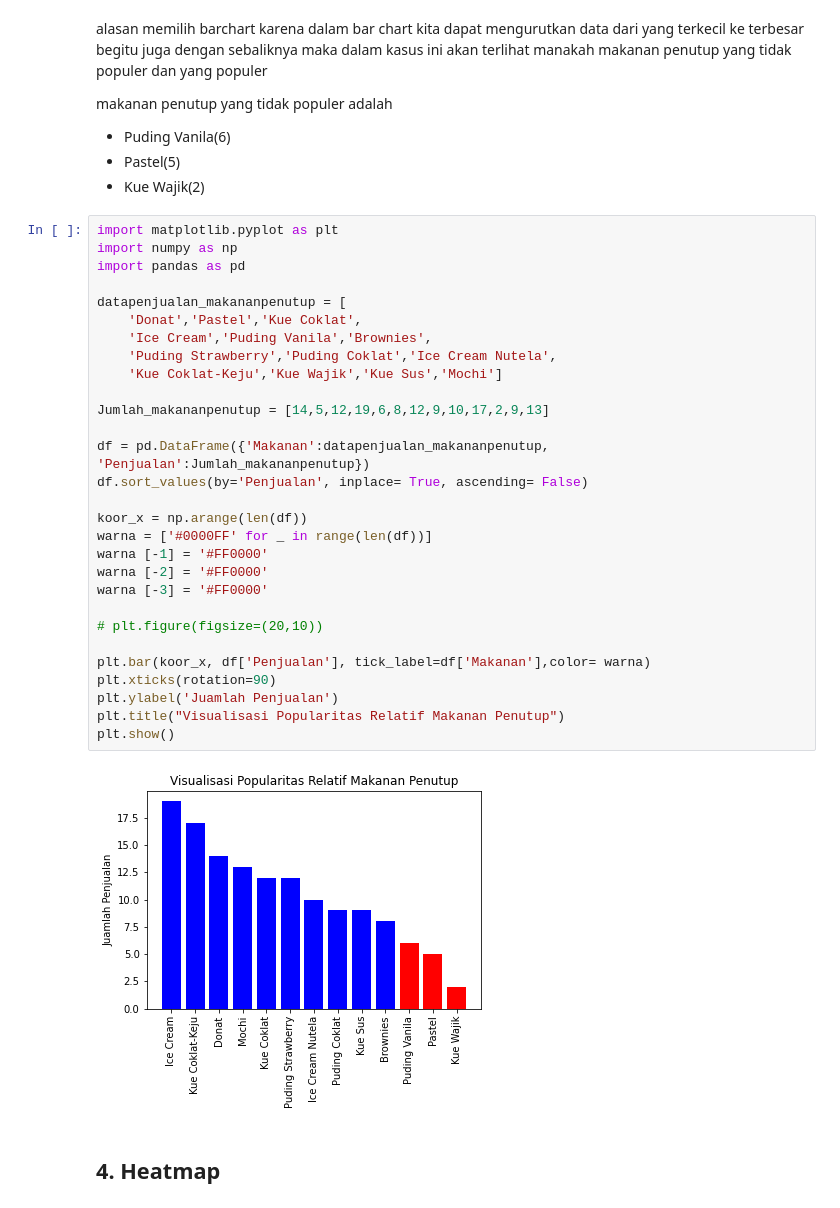
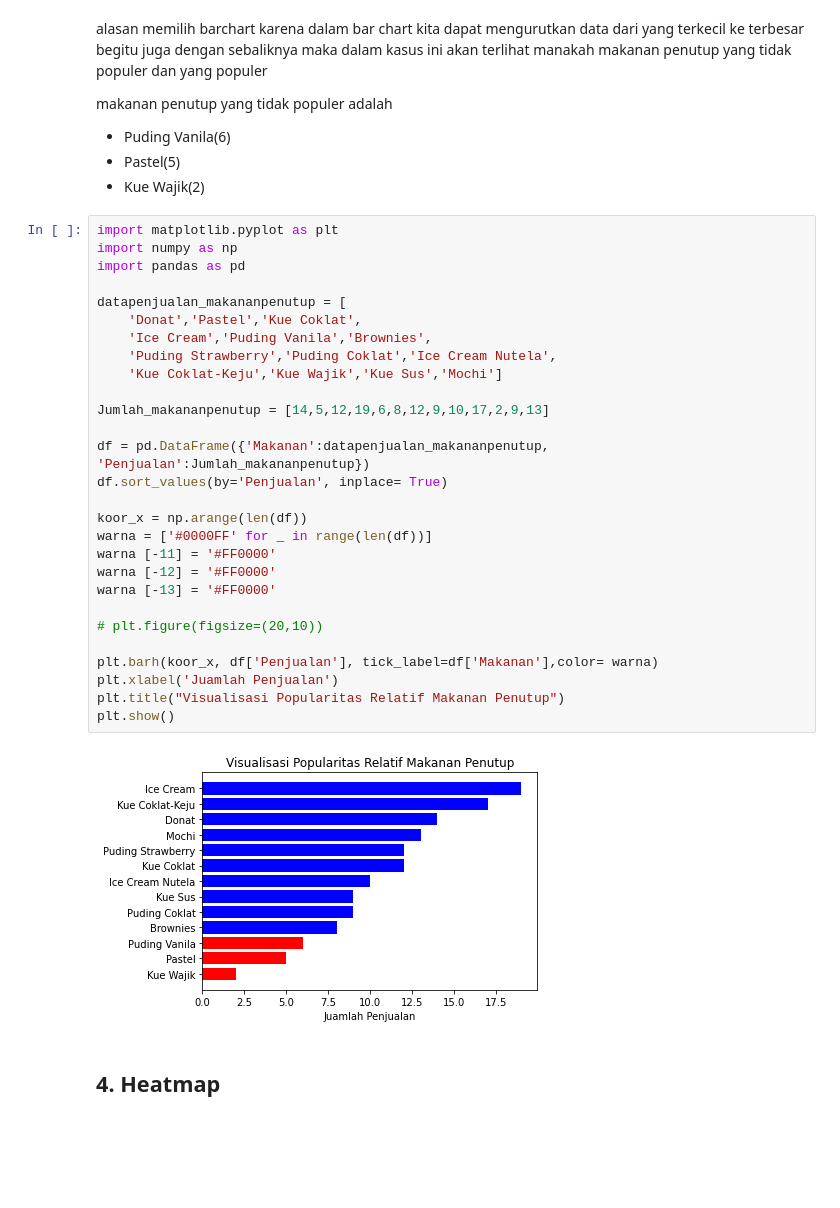
Before and after one commit to Derrylmaulana/Metodologi-Data-Science, a Jupyter notebook: pertemuan 6/Tugas_672019247.ipynb, the cells around one changed output. Drawn from its saved outputs; the diff is of its cells as text; blank space fills up the shorter version.

```diff
--- a/pertemuan 6/Tugas_672019247.ipynb
+++ b/pertemuan 6/Tugas_672019247.ipynb
@@ -87,34 +87,33 @@ makanan penutup yang tidak populer adalah
 # %%
 import matplotlib.pyplot as plt
 import numpy as np
 import pandas as pd
 
 datapenjualan_makananpenutup = [
     'Donat','Pastel','Kue Coklat',
     'Ice Cream','Puding Vanila','Brownies',
     'Puding Strawberry','Puding Coklat','Ice Cream Nutela',
     'Kue Coklat-Keju','Kue Wajik','Kue Sus','Mochi']
 
 Jumlah_makananpenutup = [14,5,12,19,6,8,12,9,10,17,2,9,13]
 
 df = pd.DataFrame({'Makanan':datapenjualan_makananpenutup, 'Penjualan':Jumlah_makananpenutup})
-df.sort_values(by='Penjualan', inplace= True, ascending= False)
+df.sort_values(by='Penjualan', inplace= True)
 
 koor_x = np.arange(len(df))
 warna = ['#0000FF' for _ in range(len(df))]
-warna [-1] = '#FF0000'
-warna [-2] = '#FF0000'
-warna [-3] = '#FF0000'
+warna [-11] = '#FF0000'
+warna [-12] = '#FF0000'
+warna [-13] = '#FF0000'
 
 # plt.figure(figsize=(20,10))
 
-plt.bar(koor_x, df['Penjualan'], tick_label=df['Makanan'],color= warna)
-plt.xticks(rotation=90)
-plt.ylabel('Juamlah Penjualan')
+plt.barh(koor_x, df['Penjualan'], tick_label=df['Makanan'],color= warna)
+plt.xlabel('Juamlah Penjualan')
 plt.title("Visualisasi Popularitas Relatif Makanan Penutup")
 plt.show()
 # %% [output]
-[figure, old version]
+[figure, new version]
 # %% [markdown]
 ## 4. Heatmap ##
 # %% [markdown]
```
